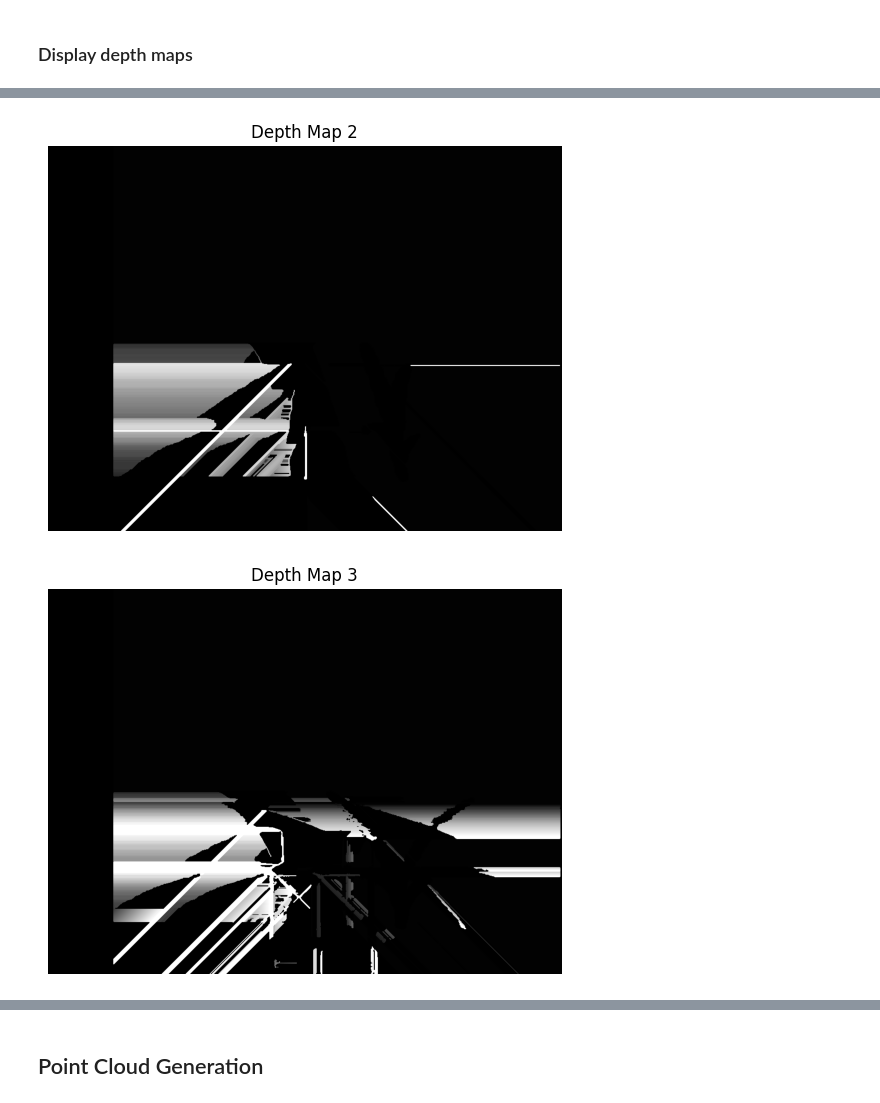
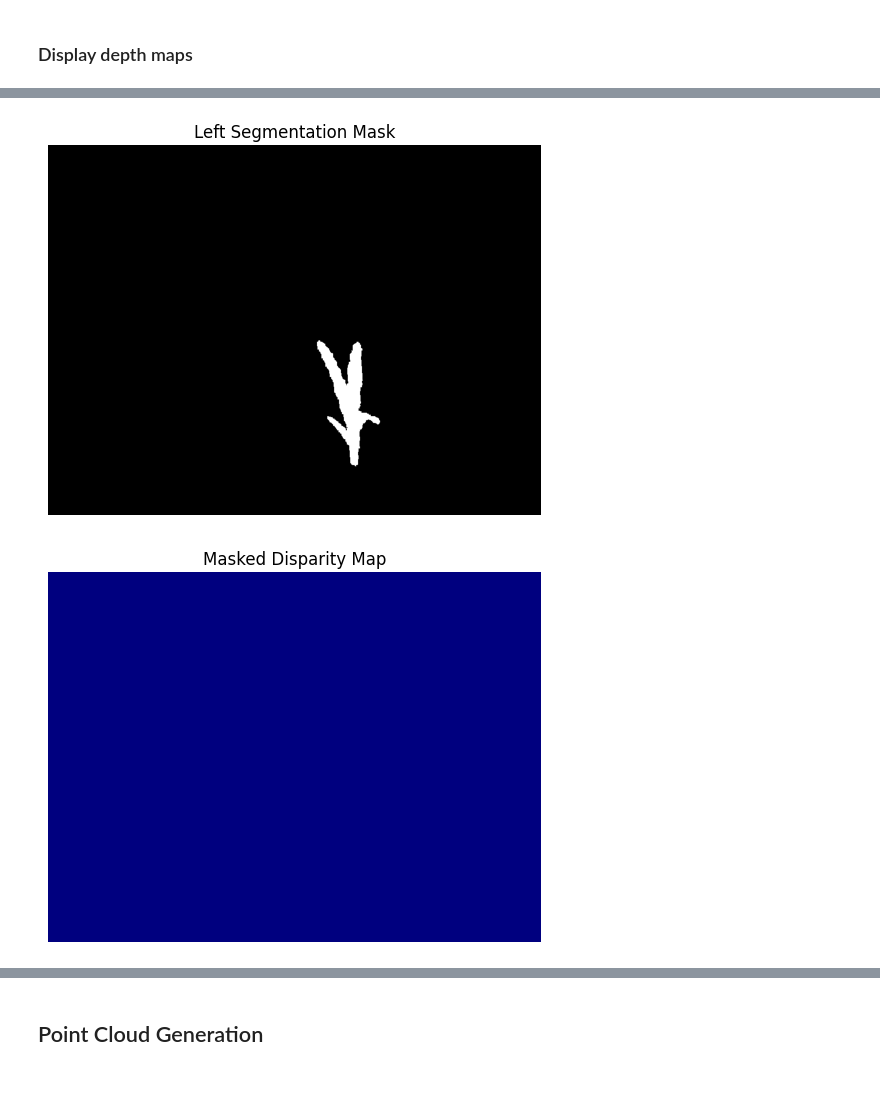
Before and after one commit to ivanintelligence/research-innovative-3d-model-reconstruction-from-2d-stereoscopic-plant-images, a Jupyter notebook: research_innovative_3d_model_reconstruction_from_2d_stereoscopic_plant_images_our_code.ipynb, the cells around one changed output, grey strips where cells are left out. Drawn from its saved outputs; the diff is of its cells as text; code cells hidden in the pictures.

Commit message:
(Updated runnable code yet unusable depth maps)

```diff
--- a/research_innovative_3d_model_reconstruction_from_2d_stereoscopic_plant_images_our_code.ipynb
+++ b/research_innovative_3d_model_reconstruction_from_2d_stereoscopic_plant_images_our_code.ipynb
@@ -415,13 +415,18 @@ map1_right, map2_right = cv2.initUndistortRectifyMap(
 )
 
 depth_maps = []
-for i in range(0, len(segmented_images), 2):
-    left_img = segmented_images[i]
-    right_img = segmented_images[i+1]
+for i in range(0, len(stereo_images), 2):
+    # Original images
+    left_img_orig = stereo_images[i]
+    right_img_orig = stereo_images[i+1]
 
-    # Apply rectification maps
-    left_img_rect = cv2.remap(left_img, map1_left, map2_left, cv2.INTER_LINEAR)
-    right_img_rect = cv2.remap(right_img, map1_right, map2_right, cv2.INTER_LINEAR)
+    # Segmentation masks
+    left_mask = segmentation_masks[i]      # Assuming you have the masks stored
+    right_mask = segmentation_masks[i+1]
+
+    # Apply rectification maps to original images
+    left_img_rect = cv2.remap(left_img_orig, map1_left, map2_left, cv2.INTER_LINEAR)
+    right_img_rect = cv2.remap(right_img_orig, map1_right, map2_right, cv2.INTER_LINEAR)
 
     # Convert to grayscale
     gray_left = cv2.cvtColor(left_img_rect, cv2.COLOR_BGR2GRAY)
@@ -429,7 +434,15 @@ for i in range(0, len(segmented_images), 2):
 
     # Compute disparity map
     disparity_map = stereo.compute(gray_left, gray_right).astype(np.float32) / 16.0
-    depth_maps.append(disparity_map)
+
+    # Apply the segmentation mask to the disparity map
+    left_mask_rect = cv2.remap(left_mask.astype(np.uint8), map1_left, map2_left, cv2.INTER_LINEAR).astype(bool)
+    right_mask_rect = cv2.remap(right_mask.astype(np.uint8), map1_right, map2_right, cv2.INTER_LINEAR).astype(bool)
+
+    combined_mask = left_mask_rect & right_mask_rect
+    disparity_map_masked = np.where(combined_mask, disparity_map, 0)
+
+    depth_maps.append(disparity_map_masked)
 # %% [markdown]
 ### Save depth maps
 # %%
@@ -445,6 +458,24 @@ for i, depth_map in enumerate(depth_maps):
 # %% [markdown]
 ### Display depth maps
 # %%
+# Display rectified left image
+plt.imshow(cv2.cvtColor(left_img_rect, cv2.COLOR_BGR2RGB))
+plt.title('Rectified Left Image')
+plt.axis('off')
+plt.show()
+
+# Display left mask
+plt.imshow(left_mask_rect, cmap='gray')
+plt.title('Left Segmentation Mask')
+plt.axis('off')
+plt.show()
+
+# Display masked disparity map
+plt.imshow(disparity_map_masked, cmap='jet')
+plt.title('Masked Disparity Map')
+plt.axis('off')
+plt.show()
+
 # Display the depth maps
 for i, depth_map in enumerate(depth_maps):
     plt.figure(figsize=(10, 5))
@@ -457,2 +488,2 @@ for i, depth_map in enumerate(depth_maps):
-[figure, old version]
+[figure, new version]
-[figure, old version]
+[figure, new version]
```
Also changed, not shown: parts of 8 cells of this notebook.
